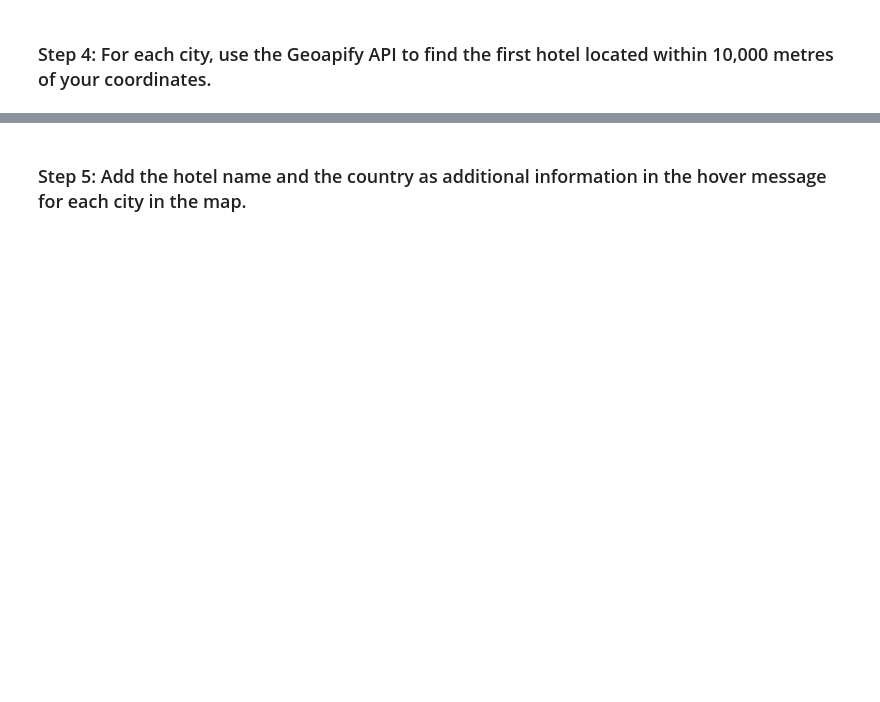
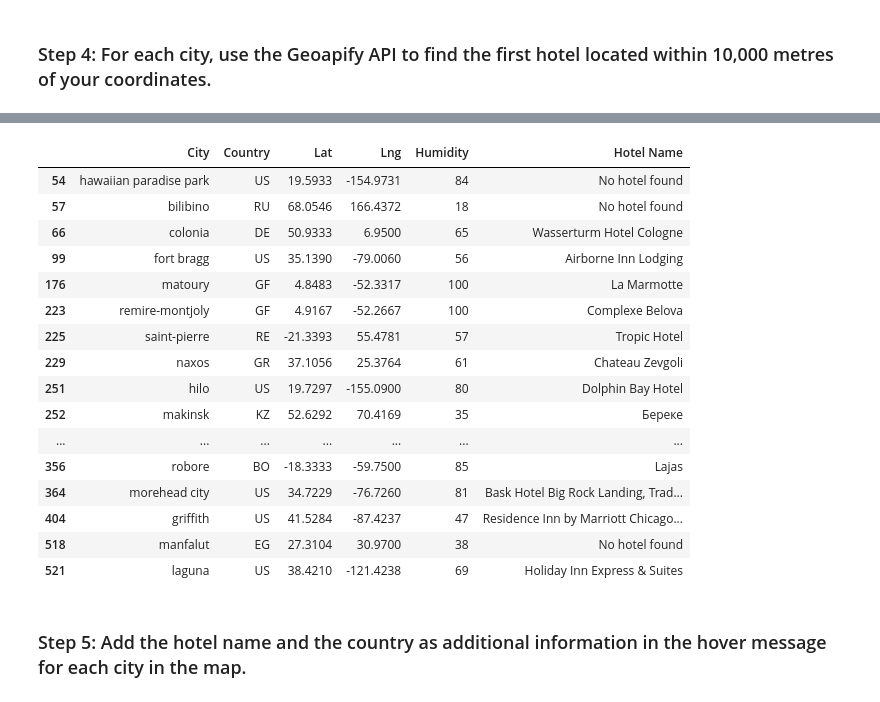
Before and after one commit to benrich322/python-api-challenge, a Jupyter notebook: WeatherPy/VacationPy.ipynb, the cells around one changed output, grey strips where cells are left out. Saved outputs shown, nothing was run; the diff lists cells and outputs as text; code cells hidden in the pictures; blank space fills up the shorter version.

```diff
--- a/WeatherPy/VacationPy.ipynb
+++ b/WeatherPy/VacationPy.ipynb
@@ -88,2 +111,46 @@ city_data_df
 # %% [markdown]
 ### Step 4: For each city, use the Geoapify API to find the first hotel located within 10,000 metres of your coordinates.
+# %%
+# Set parameters to search for a hotel
+radius = 10000
+params = {
+    "categories":"accommodation.hotel",
+    "apiKey": geoapify_key
+
+}
+
+# Print a message to follow up the hotel search
+print("Starting hotel search")
+
+# Iterate through the hotel_df DataFrame
+for index, row in hotel_df.iterrows():
+    # get latitude, longitude from the DataFrame
+    latitude = row["Lat"]
+    longitude = row["Lng"]
+
+    # Add filter and bias parameters with the current city's latitude and longitude to the params dictionary
+    params["filter"] = f"circle:{longitude},{latitude},{radius}"
+    params["bias"] = f"proximity:{longitude},{latitude}"
+
+    # Set base URL
+    base_url = "https://api.geoapify.com/v2/places"
+
+    # Make and API request using the params dictionaty
+    name_address = requests.get(base_url, params=params)
+
+    # Convert the API response to JSON format
+    name_address = name_address.json()
+
+    # Grab the first hotel from the results and store the name in the hotel_df DataFrame
+    try:
+        hotel_df.loc[index, "Hotel Name"] = name_address["features"][0]["properties"]["name"]
+    except (KeyError, IndexError):
+        # If no hotel is found, set the hotel name as "No hotel found".
+        hotel_df.loc[index, "Hotel Name"] = "No hotel found"
+
+    # Log the search results
+    print(f"{hotel_df.loc[index, 'City']} - nearest hotel: {hotel_df.loc[index, 'Hotel Name']}")
+
+# Display sample data
+hotel_df
+# %% [output]
@@ -90,2 +177,19 @@ city_data_df
+|  | City | Country | Lat | Lng | Humidity | Hotel Name |
+| 54 | hawaiian paradise park | US | 19.5933 | -154.9731 | 84 | No hotel found |
+| 57 | bilibino | RU | 68.0546 | 166.4372 | 18 | No hotel found |
+| 66 | colonia | DE | 50.9333 | 6.9500 | 65 | Wasserturm Hotel Cologne |
+| 99 | fort bragg | US | 35.1390 | -79.0060 | 56 | Airborne Inn Lodging |
+| 176 | matoury | GF | 4.8483 | -52.3317 | 100 | La Marmotte |
+| 223 | remire-montjoly | GF | 4.9167 | -52.2667 | 100 | Complexe Belova |
+| 225 | saint-pierre | RE | -21.3393 | 55.4781 | 57 | Tropic Hotel |
+| 229 | naxos | GR | 37.1056 | 25.3764 | 61 | Chateau Zevgoli |
+| 251 | hilo | US | 19.7297 | -155.0900 | 80 | Dolphin Bay Hotel |
+| 252 | makinsk | KZ | 52.6292 | 70.4169 | 35 | Береке |
+| ... | ... | ... | ... | ... | ... | ... |
+| 356 | robore | BO | -18.3333 | -59.7500 | 85 | Lajas |
+| 364 | morehead city | US | 34.7229 | -76.7260 | 81 | Bask Hotel Big Rock Landing, Trad... |
+| 404 | griffith | US | 41.5284 | -87.4237 | 47 | Residence Inn by Marriott Chicago... |
+| 518 | manfalut | EG | 27.3104 | 30.9700 | 38 | No hotel found |
+| 521 | laguna | US | 38.4210 | -121.4238 | 69 | Holiday Inn Express & Suites |
 # %% [markdown]
 ### Step 5: Add the hotel name and the country as additional information in the hover message for each city in the map.
```
Also changed, not shown: parts of 2 cells of this notebook.
